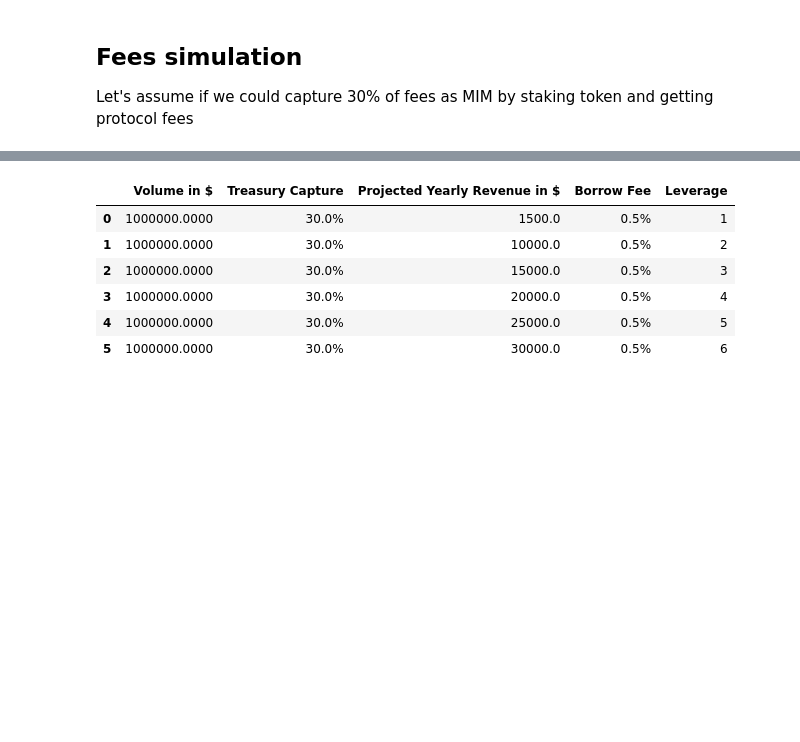
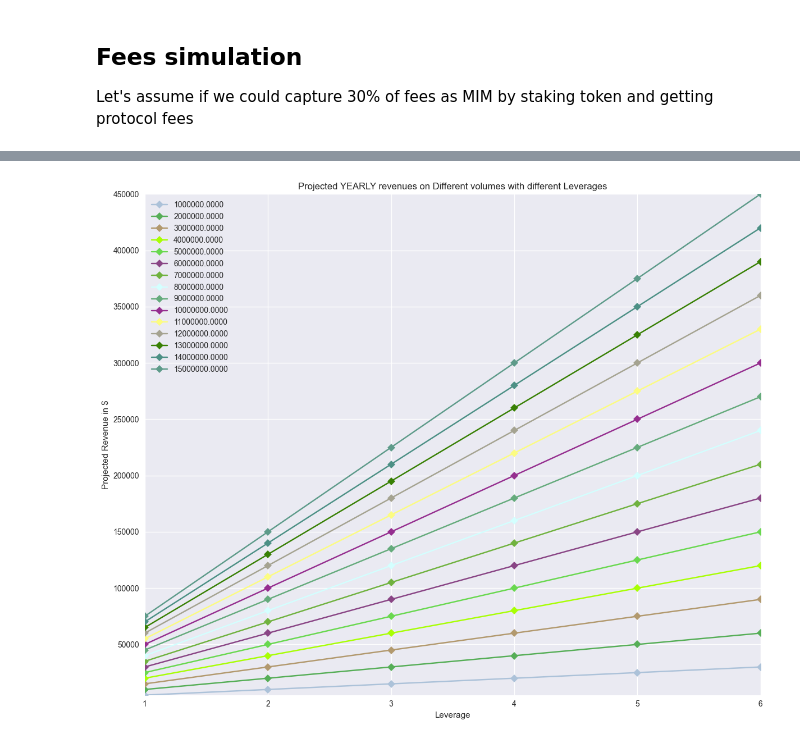
Before and after one commit to Badger-Finance/badger-influence-analytics, a Jupyter notebook: notebooks/ebtc_research/mim_ebtc_research.ipynb, the cells around one changed output, grey strips where cells are left out. Cells and saved outputs as stored; diff of their text form; code cells hidden in the pictures; blank space fills up the shorter version.

Commit message:
chore: playing with plots styles

```diff
--- a/notebooks/ebtc_research/mim_ebtc_research.ipynb
+++ b/notebooks/ebtc_research/mim_ebtc_research.ipynb
@@ -49,16 +51,34 @@ display(HTML(df.to_html(index=False)))
 | 15000000.0000 | 30.0% | 375000.0 | 0.5% | 5 |
 | 15000000.0000 | 30.0% | 450000.0 | 0.5% | 6 |
 | - | - | - | - | - |
-# %%
-# Remove empty rows
-df.drop(df.loc[df['Leverage'] == "-"].index, inplace=True)
-df = df.loc[df['Volume in $'] == "1000000.0000"]
-df
-# %% [output]
-|  | Volume in $ | Treasury Capture | Projected Yearly Revenue in $ | Borrow Fee | Leverage |
-| 0 | 1000000.0000 | 30.0% | 1500.0 | 0.5% | 1 |
-| 1 | 1000000.0000 | 30.0% | 10000.0 | 0.5% | 2 |
-| 2 | 1000000.0000 | 30.0% | 15000.0 | 0.5% | 3 |
-| 3 | 1000000.0000 | 30.0% | 20000.0 | 0.5% | 4 |
-| 4 | 1000000.0000 | 30.0% | 25000.0 | 0.5% | 5 |
-| 5 | 1000000.0000 | 30.0% | 30000.0 | 0.5% | 6 |
+# %%
+import matplotlib.colors as mcolors
+from notebooks.ebtc_research.generate_data import MIM_LEVERAGES
+from matplotlib.lines import Line2D
+from mpl_toolkits import mplot3d
+# Remove empty rows
+df.drop(df.loc[df['Leverage'] == "-"].index, inplace=True)
+volumes_set = set([table[0] for table in revenue_tables if table[0] != "-"])
+volumes_list = list(volumes_set)
+volumes_list = sorted(volumes_list, key=lambda v: float(v))
+revenues = [table[2] for table in revenue_tables if table[0] != "-"]
+
+fig, ax = plt.subplots()
+fig.tight_layout()
+fig.set_figheight(10)
+fig.set_figwidth(12)
+colors = iter(mcolors.XKCD_COLORS.values())
+for volume in volumes_list:
+    df_located = df.loc[df['Volume in $'] == volume]
+    line = Line2D(df_located['Leverage'].tolist(), df_located['Projected Yearly Revenue in $'].tolist(), c=next(colors), marker="D", rasterized=True)
+    ax.add_line(line)
+    line.set_label(volume)
+ax.legend()
+ax.set_title('Projected YEARLY revenues on Different volumes with different Leverages')
+ax.set_ylabel('Projected Revenue in $')
+ax.set_xlabel('Leverage')
+ax.set_xlim(min(MIM_LEVERAGES), max(MIM_LEVERAGES))
+ax.set_ylim(min(revenues), max(revenues))
+plt.show()
+# %% [output]
+[figure, added]
```
Also changed, not shown: parts of 1 cell of this notebook, 1 other file.
